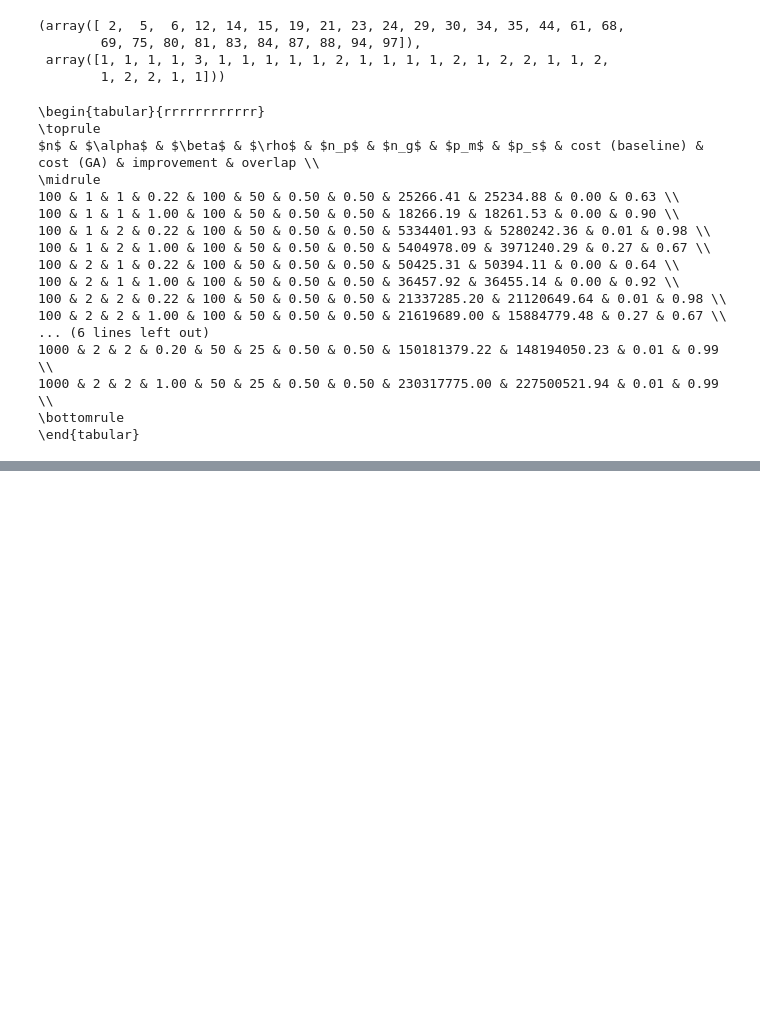
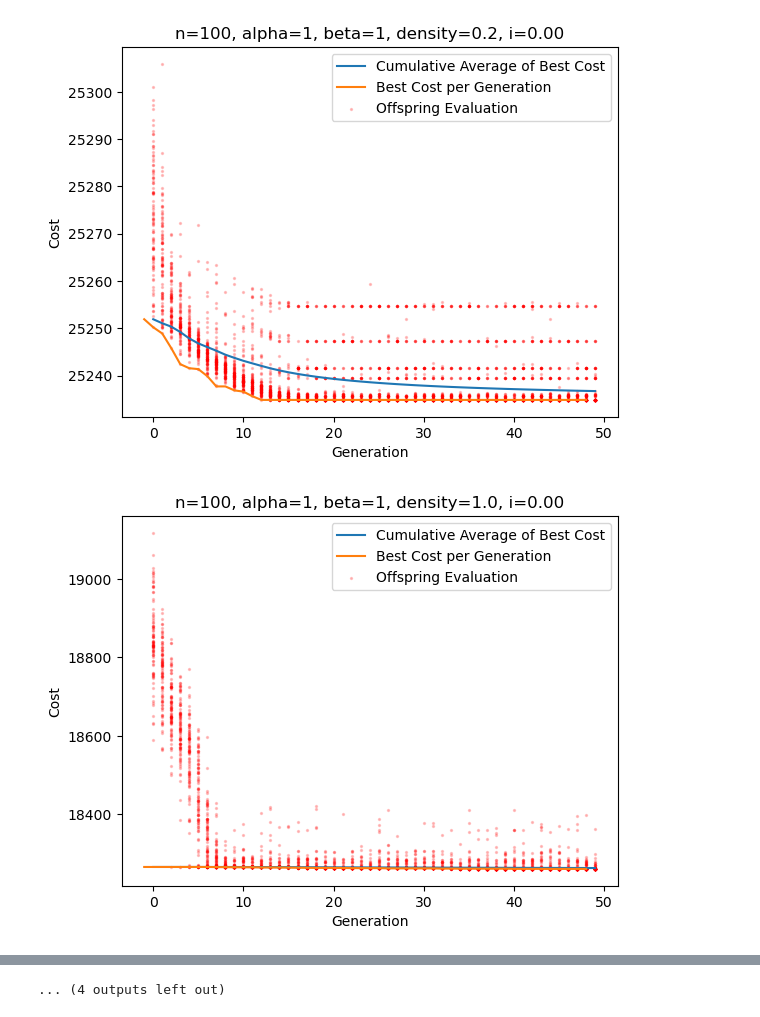
Before and after one commit to aleperlo/project-work, a Jupyter notebook: plots.ipynb, the cells around one changed output, grey strips where cells are left out. Drawn from its saved outputs; the diff is of its cells as text; code cells hidden in the pictures; blank space fills up the shorter version.

Commit message:
Add final experiments & plots

```diff
--- a/plots.ipynb
+++ b/plots.ipynb
@@ -28,6 +29,8 @@ def plot_history(log_path="experiments/exp_0", add_title=False):
     plt.show()
     return ax
 # %%
-for i in range(16):
-    log_dir = f"experiments/exp_{i}"
-    ax = plot_history(log_path=log_dir, add_title=True)
+def plot_all_experiments(experiments_dir):
+    files = os.listdir(experiments_dir)
+    for file in files:
+        log_dir = f"{experiments_dir}/{file}"
+        ax = plot_history(log_path=log_dir, add_title=True)
@@ -67,45 +98,5 @@ df = df[problem_features + others + ["baseline_cost", "best_cost", "improvement"
-# %%
-sol = np.load(f"experiments/exp_4/best_sol.npy")#!= np.arange(1, 100)
-base =  np.arange(1, 100)
-sol[sol != base]
-np.unique(sol[sol != base], return_counts=True)
-# %% [output]
-(array([ 2,  5,  6, 12, 14, 15, 19, 21, 23, 24, 29, 30, 34, 35, 44, 61, 68,
-        69, 75, 80, 81, 83, 84, 87, 88, 94, 97]),
- array([1, 1, 1, 1, 3, 1, 1, 1, 1, 1, 2, 1, 1, 1, 1, 2, 1, 2, 2, 1, 1, 2,
-        1, 2, 2, 1, 1]))
-# %%
-df.rename(columns={
-    "max_generations": "$n_g$",
-    "mutation_rate": "$p_m$",
-    "mutation_choice": "$p_s$",
-    "problem_size": "$n$",
-    "population_size": "$n_p$",
-    "problem_alpha": "$\\alpha$",
-    "problem_beta": "$\\beta$",
-    "problem_density": "$\\rho$",
-    "baseline_cost": "cost (baseline)",
-    "best_cost": "cost (GA)",
-    "overlap": "overlap",
-    "improvement": "improvement"
-}, inplace=True)
-table = df.to_latex(float_format="%.2f", index=False)
-print(table)
-# %% [output]
-\begin{tabular}{rrrrrrrrrrrr}
-\toprule
-$n$ & $\alpha$ & $\beta$ & $\rho$ & $n_p$ & $n_g$ & $p_m$ & $p_s$ & cost (baseline) & cost (GA) & improvement & overlap \\
-\midrule
-100 & 1 & 1 & 0.22 & 100 & 50 & 0.50 & 0.50 & 25266.41 & 25234.88 & 0.00 & 0.63 \\
-100 & 1 & 1 & 1.00 & 100 & 50 & 0.50 & 0.50 & 18266.19 & 18261.53 & 0.00 & 0.90 \\
-100 & 1 & 2 & 0.22 & 100 & 50 & 0.50 & 0.50 & 5334401.93 & 5280242.36 & 0.01 & 0.98 \\
-100 & 1 & 2 & 1.00 & 100 & 50 & 0.50 & 0.50 & 5404978.09 & 3971240.29 & 0.27 & 0.67 \\
-100 & 2 & 1 & 0.22 & 100 & 50 & 0.50 & 0.50 & 50425.31 & 50394.11 & 0.00 & 0.64 \\
-100 & 2 & 1 & 1.00 & 100 & 50 & 0.50 & 0.50 & 36457.92 & 36455.14 & 0.00 & 0.92 \\
-100 & 2 & 2 & 0.22 & 100 & 50 & 0.50 & 0.50 & 21337285.20 & 21120649.64 & 0.01 & 0.98 \\
-100 & 2 & 2 & 1.00 & 100 & 50 & 0.50 & 0.50 & 21619689.00 & 15884779.48 & 0.27 & 0.67 \\
-... (6 lines left out)
-1000 & 2 & 2 & 0.20 & 50 & 25 & 0.50 & 0.50 & 150181379.22 & 148194050.23 & 0.01 & 0.99 \\
-1000 & 2 & 2 & 1.00 & 50 & 25 & 0.50 & 0.50 & 230317775.00 & 227500521.94 & 0.01 & 0.99 \\
-\bottomrule
-\end{tabular}
+# %%
+plot_all_experiments("experiments")
+# %% [output]
+[figure, added]
+[figure, added]
@@ -111,0 +113 @@ $n$ & $\alpha$ & $\beta$ & $\rho$ & $n_p$ & $n_g$ & $p_m$ & $p_s$ & cost (baseli
+... (4 outputs left out)
```
Also changed, not shown: parts of 7 cells of this notebook, 48 other files.
